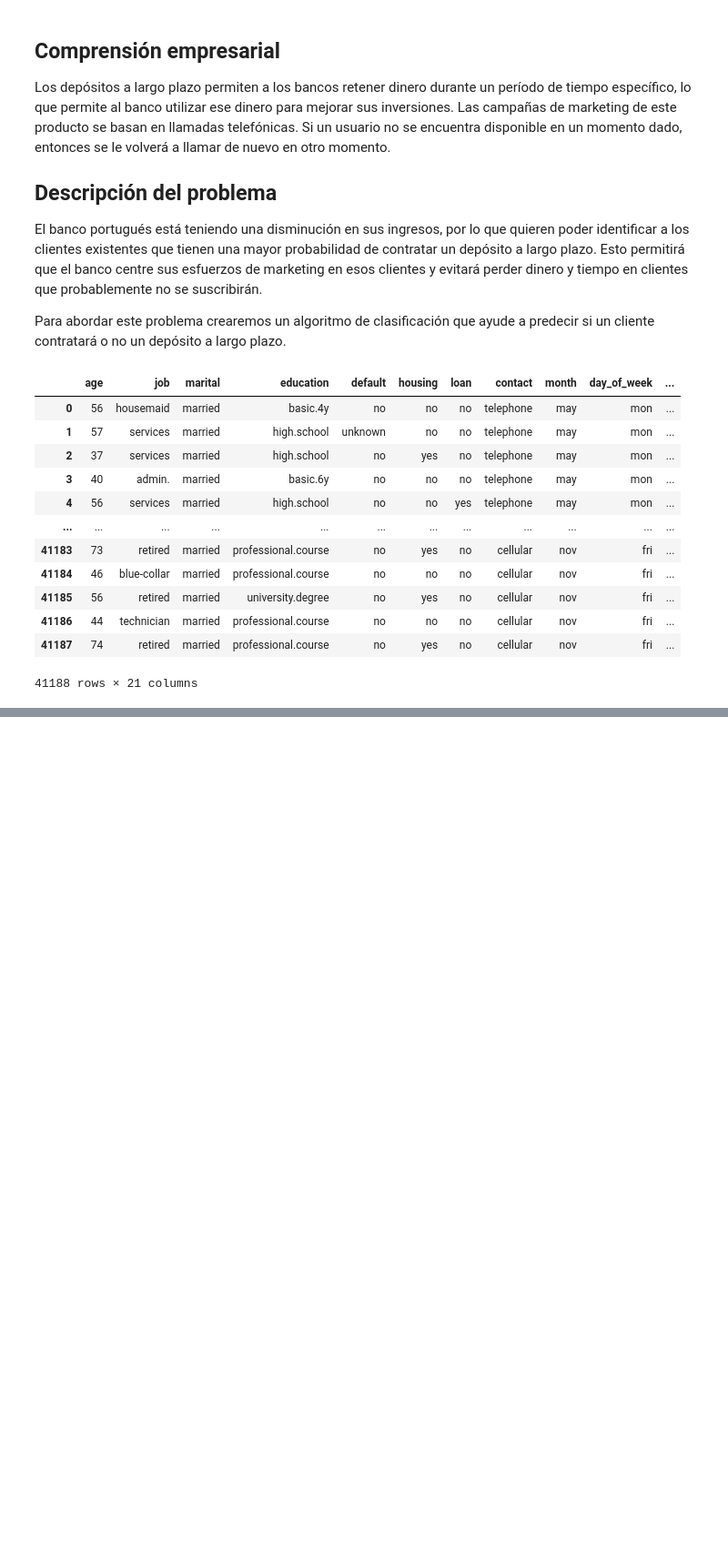
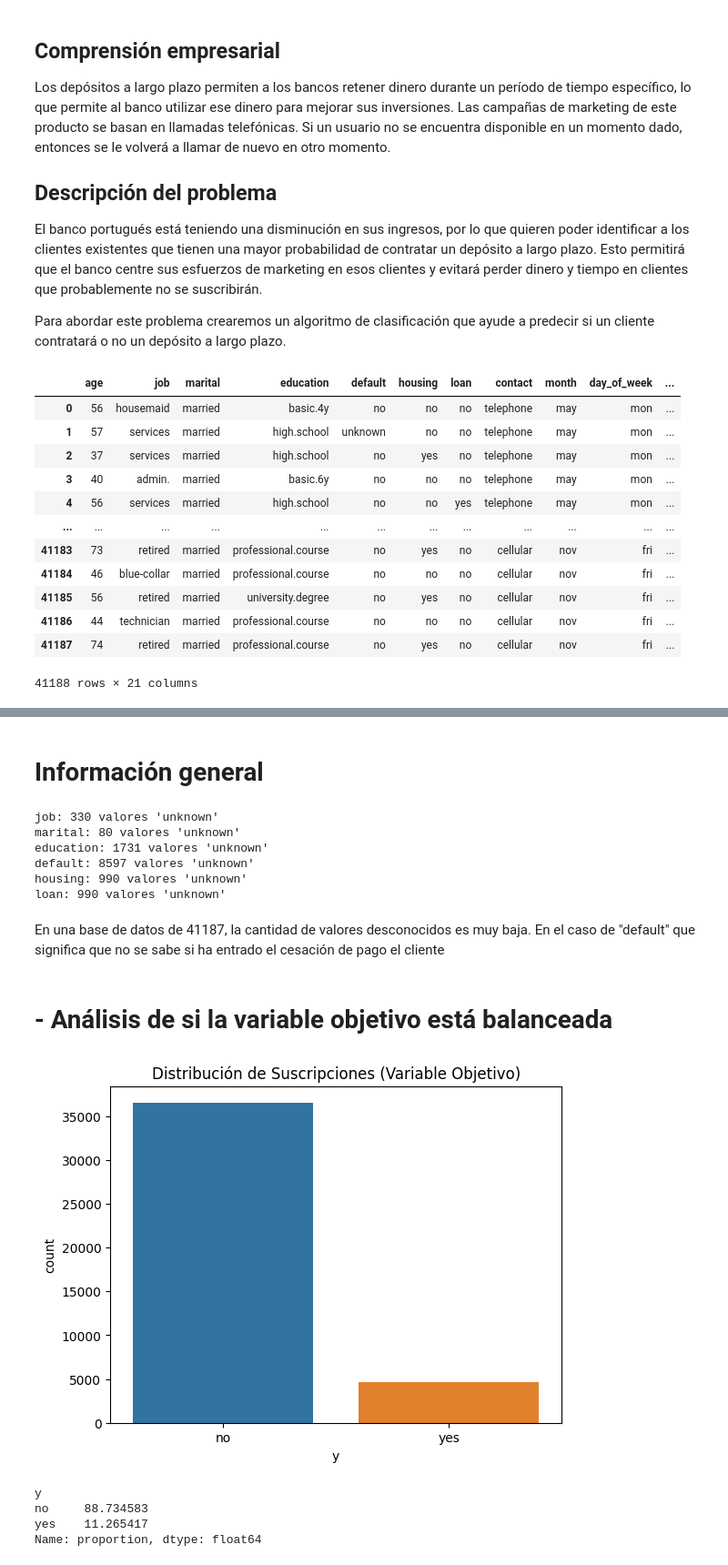
Before and after one commit to 4GeeksAcademy/IgnacioSabinoG-IntroML, a Jupyter notebook: src/01-logistic-regression-bank-marketing-campaing-data.ipynb, the cells around one changed output, grey strips where cells are left out. Shown at 91% size. Cells and saved outputs as stored; diff of their text form; code cells hidden in the pictures; blank space fills up the shorter version.

```diff
--- a/src/01-logistic-regression-bank-marketing-campaing-data.ipynb
+++ b/src/01-logistic-regression-bank-marketing-campaing-data.ipynb
@@ -50,0 +130,30 @@ plt.show()
+# %% [markdown]
+# Información general
+# %%
+for col in df.columns:
+    count = (df[col] == 'unknown').sum()
+    if count > 0:
+        print(f"{col}: {count} valores 'unknown'")
+# %% [output]
+job: 330 valores 'unknown'
+marital: 80 valores 'unknown'
+education: 1731 valores 'unknown'
+default: 8597 valores 'unknown'
+housing: 990 valores 'unknown'
+loan: 990 valores 'unknown'
+# %% [markdown]
+En una base de datos de 41187, la cantidad de valores desconocidos es muy baja. En el caso de "default" que significa que no se sabe si ha entrado el cesación de pago el cliente
+# %% [markdown]
+# - Análisis de si la variable objetivo está balanceada
+# %%
+sns.countplot(x='y', data=df, hue = 'y')
+plt.title('Distribución de Suscripciones (Variable Objetivo)')
+plt.show()
+
+print(df['y'].value_counts(normalize=True) * 100)
+# %% [output]
+[figure, added]
+y
+no     88.734583
+yes    11.265417
+Name: proportion, dtype: float64
```
Also changed, not shown: parts of 33 cells of this notebook.
